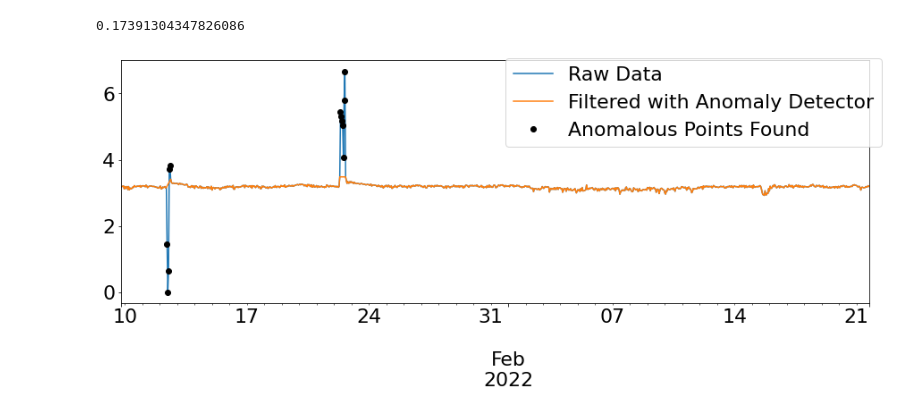
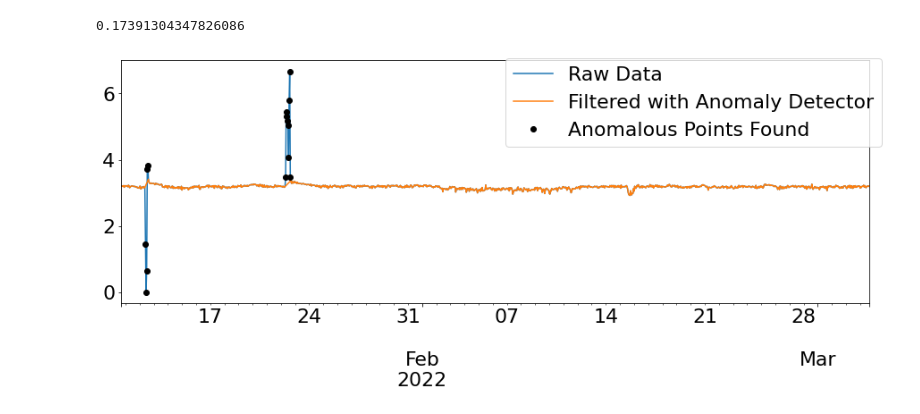
Before and after one commit to KeepFloyding/knowledge-repository, a Jupyter notebook: algorithms/Studentized Residuals/TRes Anomaly Detector (Medium).ipynb, the cells around one changed output. Cells and saved outputs as stored; diff of their text form; code cells hidden in the pictures.

```diff
--- a/algorithms/Studentized Residuals/TRes Anomaly Detector (Medium).ipynb
+++ b/algorithms/Studentized Residuals/TRes Anomaly Detector (Medium).ipynb
@@ -38,7 +40,7 @@ x = (np.array(raw_data.index, dtype=np.int64) - raw_data.index[0].value) / 1e9
 y = raw_data.to_numpy()
 
 # Create a polynomial fit and apply the fit to data
-poly_order = 2
+poly_order = 3
 coefs = np.polyfit(x, y, poly_order)
 y_pred = np.polyval(coefs, x)
 # %%
@@ -81,0 +84,19 @@ plt.rcParams.update({'font.size': 22})
+# %%
+# Return filtered dataframe with the anomalies removed using BC value
+alpha=0.01
+bc_relaxation = 1
+#bc_relaxation = 0.3
+bc = student_dist.ppf(1 - alpha/(2*n) , df=dof) * bc_relaxation
+print(bc)
+mask = np.logical_and(t_res < bc, t_res > - bc)
+
+# Plot anomalous and filtered data
+ax=raw_data.plot(figsize=(15,5))
+
+raw_data[mask].plot(ax=ax)
+raw_data[anom_ids].plot(style='o')
+
+raw_data[np.invert(mask)].plot(style='ok')
+plt.legend(['Raw Data','Filtered with Anomaly Detector', 'Missed Anomalies', 'Anomalous Points Found'],bbox_to_anchor=(0.5, 1.05))
+plt.rcParams.update({'font.size': 22})
+#plt.savefig('results_1.png', bbox_inches='tight', dpi=1000)
@@ -102,14 +126,13 @@ check_anomaly(np.invert(mask),is_anom)
 # %% [output]
 0.17391304347826086
 # %%
-def anomaly_detector(raw_data, bc_relaxation = 1/6):
+def anomaly_detector(raw_data, bc_relaxation = 1/6, poly_order=1):
 
     # Transform variables to lists
     x = (np.array(raw_data.index, dtype=np.int64) - raw_data.index[0].value) / 1e9
     y = raw_data.to_numpy()
 
     # Create a polynomial fit and apply the fit to data
-    poly_order = 2
     coefs = np.polyfit(x, y, poly_order)
     y_pred = np.polyval(coefs, x)
 
@@ -118,16 +141,6 @@ def anomaly_detector(raw_data, bc_relaxation = 1/6):
     X_hat = X_mat @ np.linalg.inv(X_mat.T @ X_mat) @ X_mat.T
     hat_diagonal = X_hat.diagonal()
 
-    # Calculate hat matrix
-    X_mat = np.vstack((np.ones_like(x), x)).T
-    X_hat = X_mat @ np.linalg.inv(X_mat.T @ X_mat) @ X_mat.T
-    hat_diagonal = X_hat.diagonal()
-    # Calculate hat matrix
-    X_mat = np.vstack((np.ones_like(x), x)).T
-    X_hat = X_mat @ np.linalg.inv(X_mat.T @ X_mat) @ X_mat.T
-    hat_diagonal = X_hat.diagonal()
-    from scipy.stats import t as student_dist
-
     # Calculate degrees of freedom
     n = len(y)
     dof = n - 3  # Using p = 2 from paper
@@ -135,7 +148,7 @@ def anomaly_detector(raw_data, bc_relaxation = 1/6):
     # Calculate standardised residuals
     res = y - y_pred
     sse = np.sum(res ** 2)
-    t_res = res * np.sqrt(dof / (sse * (1 - hat_diagonal) - res))
+    t_res = res * np.sqrt(dof / (sse * (1 - hat_diagonal) - res**2))
 
     # Return filtered dataframe with the anomalies removed using BC value
     alpha=0.05
@@ -146,22 +159,22 @@ def anomaly_detector(raw_data, bc_relaxation = 1/6):
 # %%
 from cognite.client import CogniteClient
 import os
 import pandas as pd
 
 # Instantiate CogniteClient
 api_key = os.environ['PUBLIC_DATA_API_KEY']
 client = CogniteClient(api_key=api_key, client_name='public-data-user')
 
 # Retrieve Data from Cognite API
-df = client.datapoints.retrieve(external_id='pi:160696', start='50d-ago', end='now', granularity='1h', aggregates=['average']).to_pandas()
+df = client.datapoints.retrieve(external_id='pi:160696', start='60d-ago', end='now', granularity='1h', aggregates=['average']).to_pandas()
 df = df['pi:160696|average']
 
 # Apply anomaly detection and plot
 mask = anomaly_detector(df, bc_relaxation=0.3)
 df.plot(figsize=(15,5))
 df[mask].plot()
 df[np.invert(mask)].plot(style='ok')
 plt.legend(['Raw Data','Filtered with Anomaly Detector', 'Anomalous Points Found'],bbox_to_anchor=(0.5, 1.05))
 plt.savefig('results_2.png', bbox_inches='tight', dpi=1000)
 # %% [output]
-[figure, old version]
+[figure, new version]
```
Also changed, not shown: parts of 5 cells of this notebook, 8 other files.
